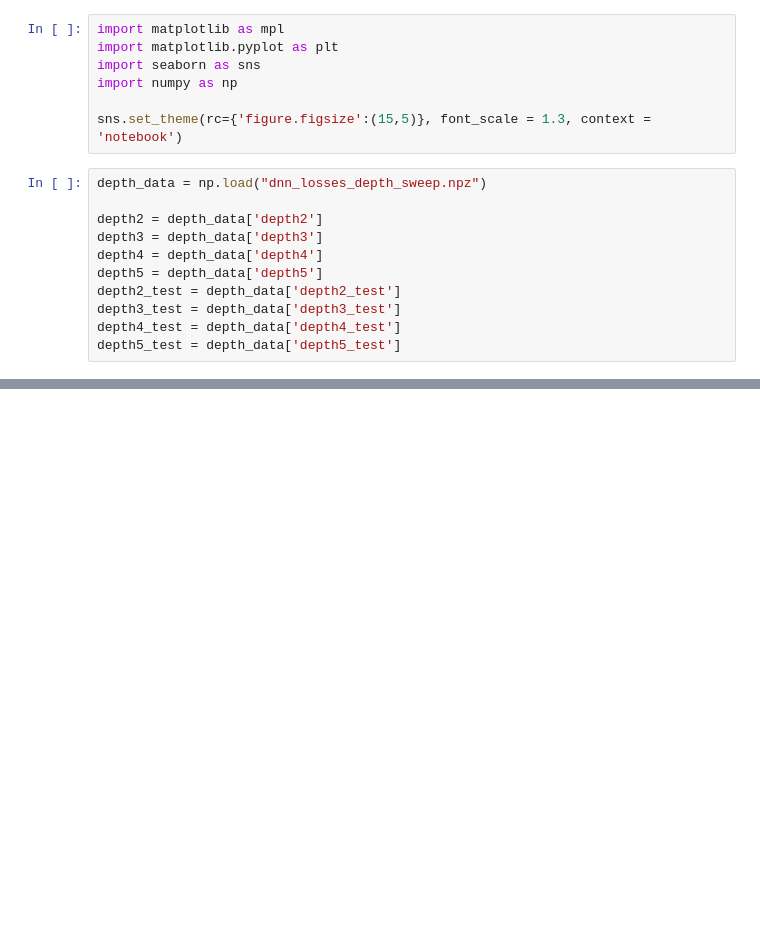
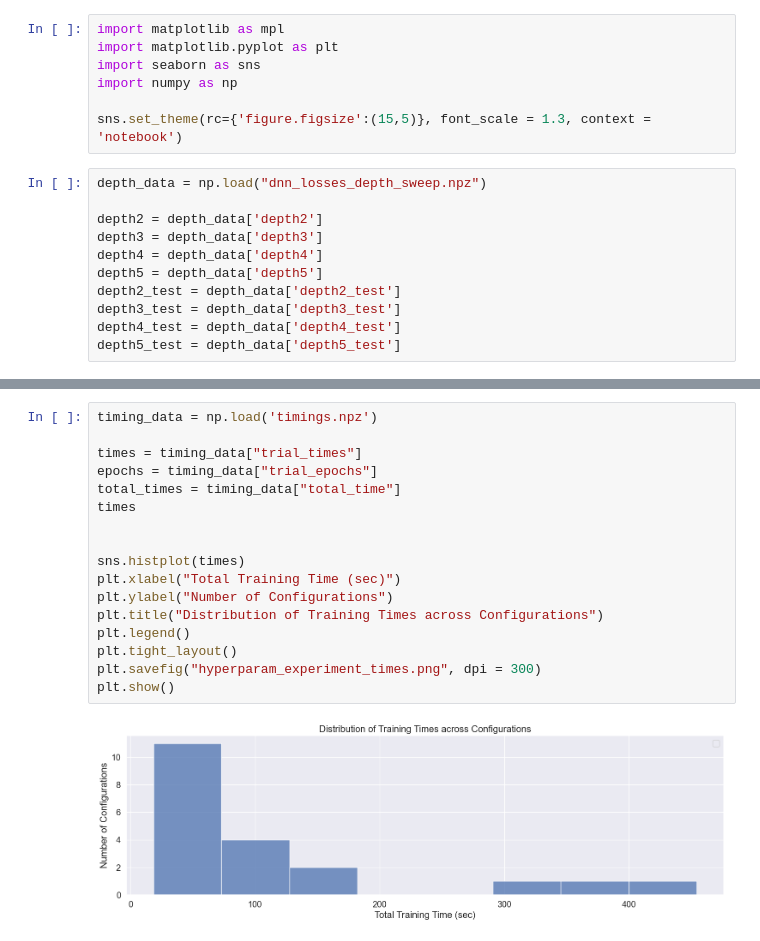
Before and after one commit to outlawhayden/ncsu-sciml, a Jupyter notebook: hw2/render_plots.ipynb, the cells around one changed output, grey strips where cells are left out. Saved outputs shown, nothing was run; the diff lists cells and outputs as text; blank space fills up the shorter version.

```diff
--- a/hw2/render_plots.ipynb
+++ b/hw2/render_plots.ipynb
@@ -71,0 +113,19 @@ plt.show()
+# %%
+timing_data = np.load('timings.npz')
+
+times = timing_data["trial_times"]
+epochs = timing_data["trial_epochs"]
+total_times = timing_data["total_time"]
+times
+
+
+sns.histplot(times)
+plt.xlabel("Total Training Time (sec)")
+plt.ylabel("Number of Configurations")
+plt.title("Distribution of Training Times across Configurations")
+plt.legend()
+plt.tight_layout()
+plt.savefig("hyperparam_experiment_times.png", dpi = 300)
+plt.show()
+# %% [output]
+[figure, added]
```
Also changed, not shown: parts of 4 cells of this notebook, 11 other files.
